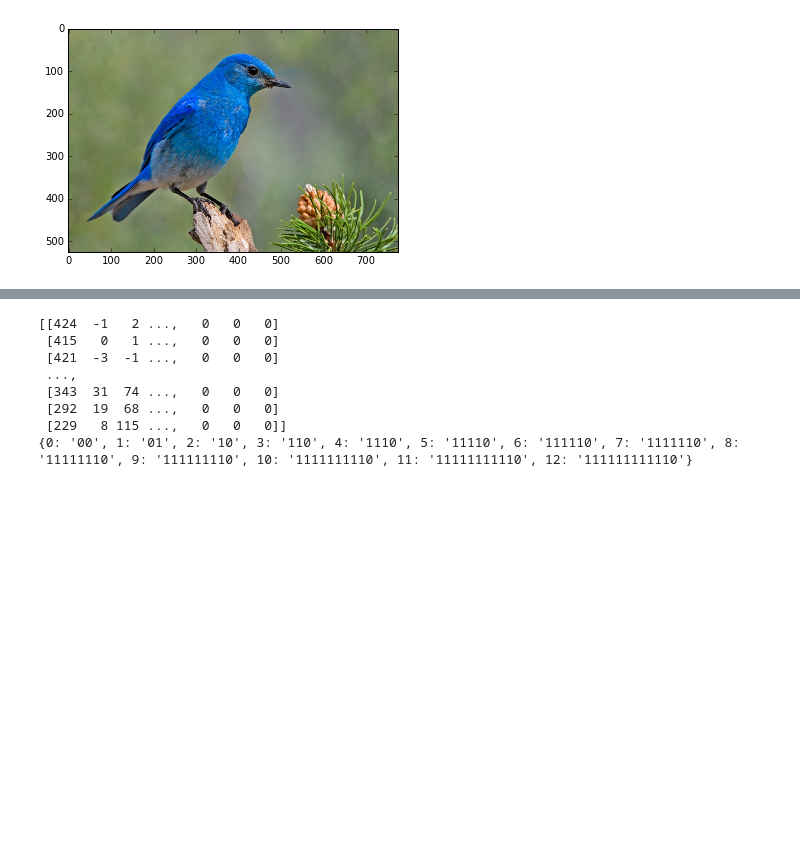
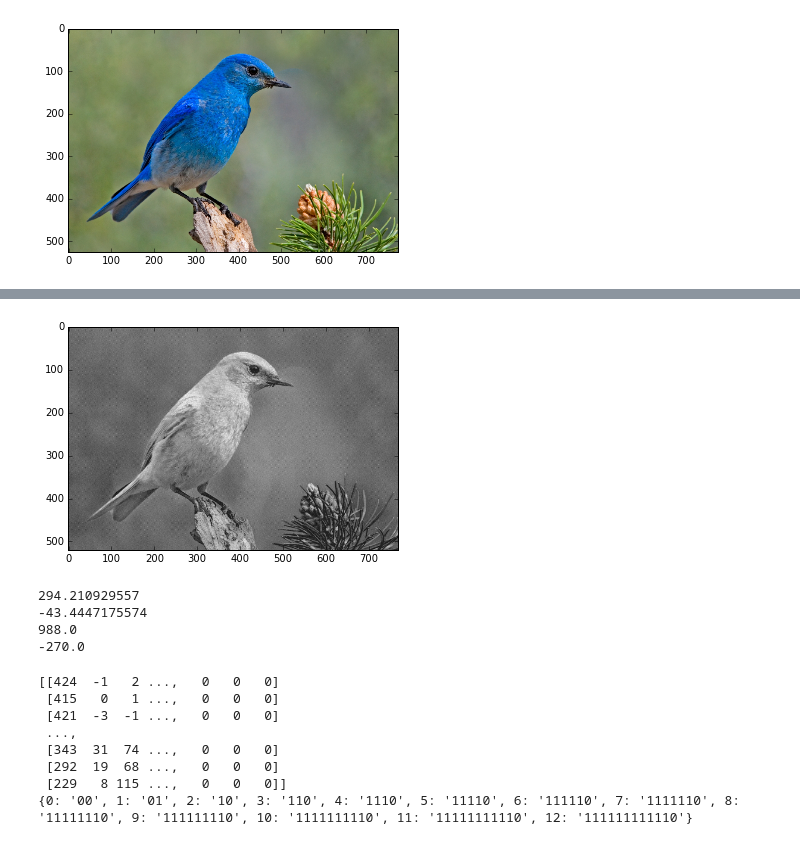
Before and after one commit to yizow/RiFi, a Jupyter notebook: imagetest.ipynb, the cells around one changed output, grey strips where cells are left out. Cells and saved outputs as stored; diff of their text form; code cells hidden in the pictures; blank space fills up the shorter version.

```diff
--- a/imagetest.ipynb
+++ b/imagetest.ipynb
@@ -254,7 +237,8 @@ class JPEG(object):
         self.decompressed = self.raw
 # %%
 imgIn = imgB[:520,:768]
-# Suggested quantization table by JPEG standard
+# imgIn = np.ones((520, 768))*255
+# Suggested Y-channel quantization table by JPEG standard
 q = np.array([[16, 11, 10, 16, 24, 40, 51, 61],
               [12, 12, 14, 19, 26, 58, 60, 55],
               [14, 13, 16, 24, 40, 57, 69, 56],
@@ -264,23 +248,11 @@ q = np.array([[16, 11, 10, 16, 24, 40, 51, 61],
               [49, 64, 78, 87, 103, 121, 120, 101],
               [72, 92, 95, 98, 112, 100, 103, 99]])
 
-plt.figure()
+j = JPEG(imgIn, q)
+imgProc = j.process()
+imgProc = j.flattened
+
 plt.imshow(imgIn, cmap='gray')
-
-j = JPEG(imgIn, q)
-j.DCT_2D()
-plt.figure()
-plt.imshow(j.transformed, cmap='gray')
-
-j.quantizeBlocks()
-plt.figure()
-plt.imshow(j.quantized, cmap='gray')
 plt.show()
-
-j.flattenBlocks()
-print "Flattened shape: ", j.flattened.shape
-
-# Not yet implemented
-j.compress()
 # %% [output]
 [figure]
@@ -310,3 +259,22 @@ plt.show()
+# %%
+jI = JPEG(imgProc, q, dims=imgIn.shape)
+imgOut = jI.unprocess()
+
+plt.imshow(imgOut, cmap='gray')
+plt.show()
+# %% [output]
+[figure, added]
+# %%
+print np.max(imgOut)
+print np.min(imgOut)
+
+print np.max(j.flattened)
+print np.min(j.flattened)
+# %% [output]
+294.210929557
+-43.4447175574
+988.0
+-270.0
 # %%
 import Encoding
 # %%
```
Also changed, not shown: parts of 8 cells of this notebook.
